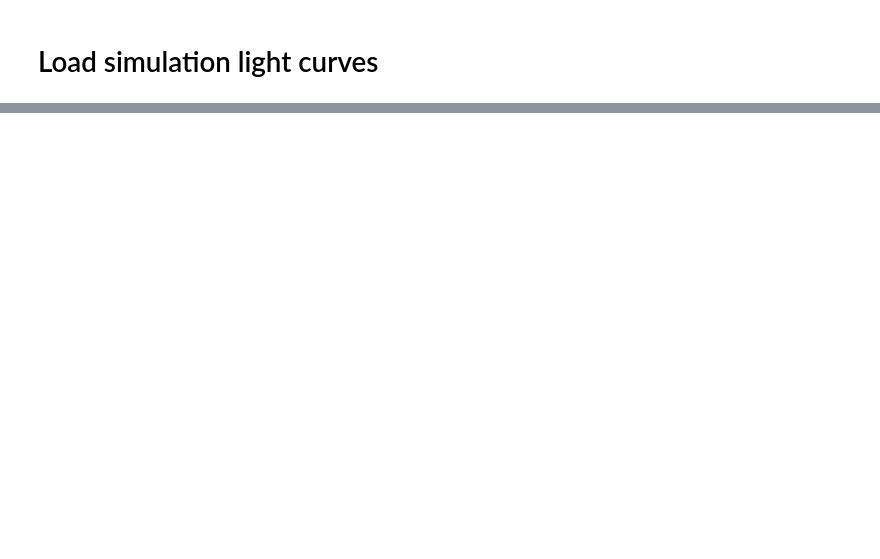
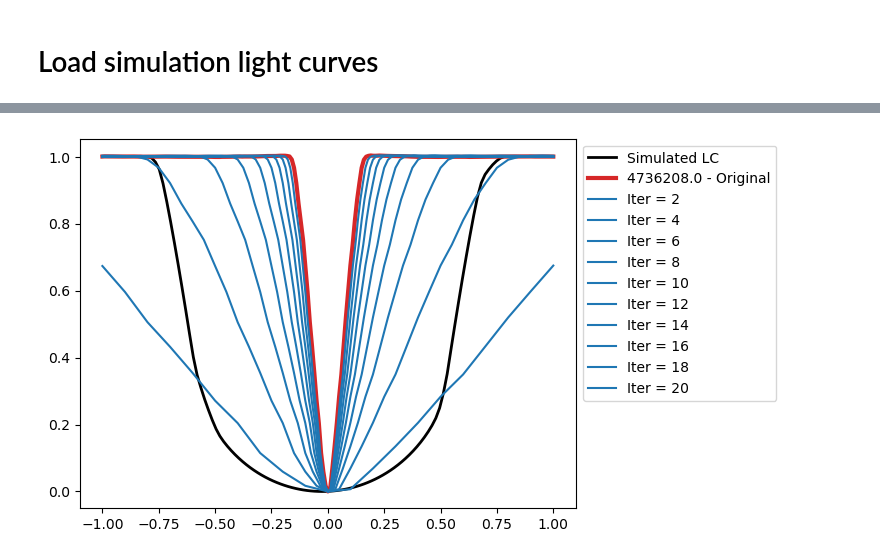
Before and after one commit to abrahammathews2000/mega, a Jupyter notebook: ml_training/overlap_lightcurves_simul_kepler.ipynb, the cells around one changed output, grey strips where cells are left out. Cells and saved outputs as stored; diff of their text form; code cells hidden in the pictures; blank space fills up the shorter version.

```diff
--- a/ml_training/overlap_lightcurves_simul_kepler.ipynb
+++ b/ml_training/overlap_lightcurves_simul_kepler.ipynb
@@ -390,0 +503,18 @@ for i in np.arange(0,num):
+# %%
+plt.plot(ph_simul,train_lc_scaled_append[29],label='Simulated LC',linewidth=2,color='black')
+kep_id_scale = int(np.random.choice(selected_kepler_index))
+
+for iter in np.linspace(0,20,20,dtype=int):
+
+    start_index = (iter*5)
+    stop_index = len(lc_np_array_offset[kep_id_scale]) - (iter*5)
+    lc_scale_test = lc_np_array_offset[kep_id_scale][start_index:stop_index]
+    ph_kepler_scale = np.linspace(-1,1,len(lc_scale_test))
+    if iter == 0:
+        plt.plot(ph_kepler_scale,lc_scale_test,label=f"{kepid_array[kep_id_scale]} - Original",color='tab:red',linewidth=3)
+    elif iter%2==0:
+        plt.plot(ph_kepler_scale,lc_scale_test,label=f"Iter = {iter}",color='tab:blue')
+plt.legend(loc='upper left', bbox_to_anchor=(1, 1))
+plt.show()
+# %% [output]
+[figure, added]
```
Also changed, not shown: parts of 18 cells of this notebook.
